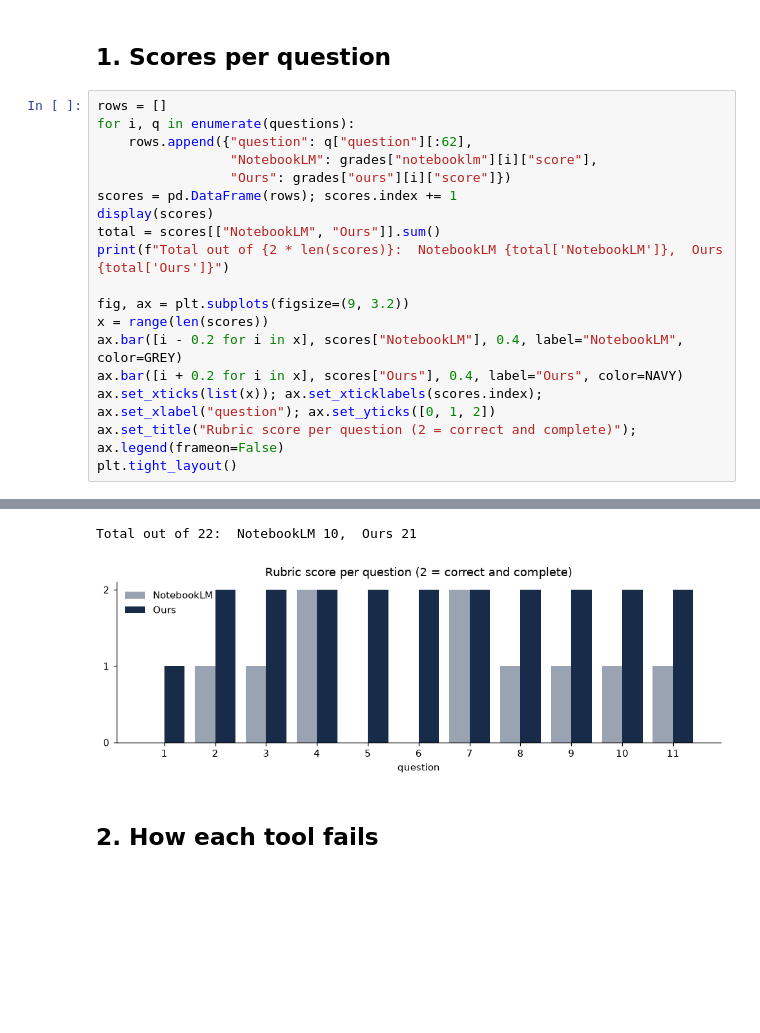
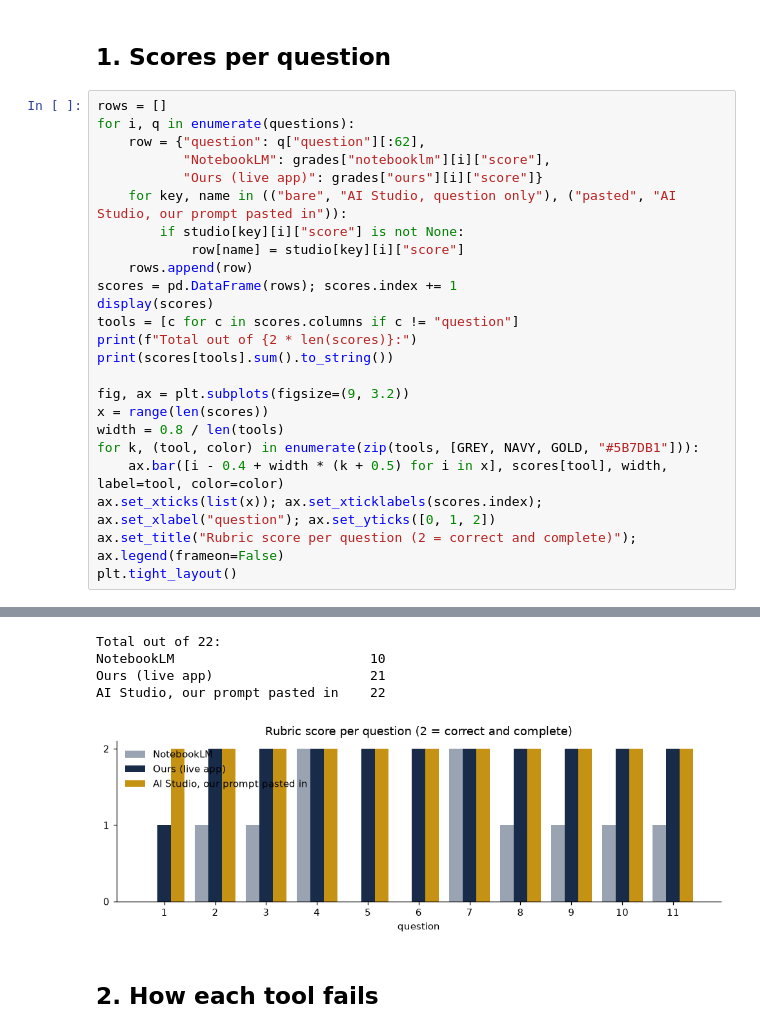
Before and after one commit to nclfng/triton-reqs-rag-googlecasestudy, a Jupyter notebook: eval/compare.ipynb, the cells around one changed output, grey strips where cells are left out. Saved outputs shown, nothing was run; the diff lists cells and outputs as text; blank space fills up the shorter version.

```diff
--- a/eval/compare.ipynb
+++ b/eval/compare.ipynb
@@ -42,18 +42,24 @@ for i, g in enumerate(grades["ours"]):
 # %%
 rows = []
 for i, q in enumerate(questions):
-    rows.append({"question": q["question"][:62],
-                 "NotebookLM": grades["notebooklm"][i]["score"],
-                 "Ours": grades["ours"][i]["score"]})
+    row = {"question": q["question"][:62],
+           "NotebookLM": grades["notebooklm"][i]["score"],
+           "Ours (live app)": grades["ours"][i]["score"]}
+    for key, name in (("bare", "AI Studio, question only"), ("pasted", "AI Studio, our prompt pasted in")):
+        if studio[key][i]["score"] is not None:
+            row[name] = studio[key][i]["score"]
+    rows.append(row)
 scores = pd.DataFrame(rows); scores.index += 1
 display(scores)
-total = scores[["NotebookLM", "Ours"]].sum()
-print(f"Total out of {2 * len(scores)}:  NotebookLM {total['NotebookLM']},  Ours {total['Ours']}")
+tools = [c for c in scores.columns if c != "question"]
+print(f"Total out of {2 * len(scores)}:")
+print(scores[tools].sum().to_string())
 
 fig, ax = plt.subplots(figsize=(9, 3.2))
 x = range(len(scores))
-ax.bar([i - 0.2 for i in x], scores["NotebookLM"], 0.4, label="NotebookLM", color=GREY)
-ax.bar([i + 0.2 for i in x], scores["Ours"], 0.4, label="Ours", color=NAVY)
+width = 0.8 / len(tools)
+for k, (tool, color) in enumerate(zip(tools, [GREY, NAVY, GOLD, "#5B7DB1"])):
+    ax.bar([i - 0.4 + width * (k + 0.5) for i in x], scores[tool], width, label=tool, color=color)
 ax.set_xticks(list(x)); ax.set_xticklabels(scores.index); ax.set_xlabel("question"); ax.set_yticks([0, 1, 2])
 ax.set_title("Rubric score per question (2 = correct and complete)"); ax.legend(frameon=False)
 plt.tight_layout()
@@ -73,5 +79,8 @@ plt.tight_layout()
-Total out of 22:  NotebookLM 10,  Ours 21
+Total out of 22:
+NotebookLM                         10
+Ours (live app)                    21
+AI Studio, our prompt pasted in    22
-[figure, old version]
+[figure, new version]
 # %% [markdown]
 ## 2. How each tool fails
 # %%
```
Also changed, not shown: parts of 8 cells of this notebook, 2 other files.
